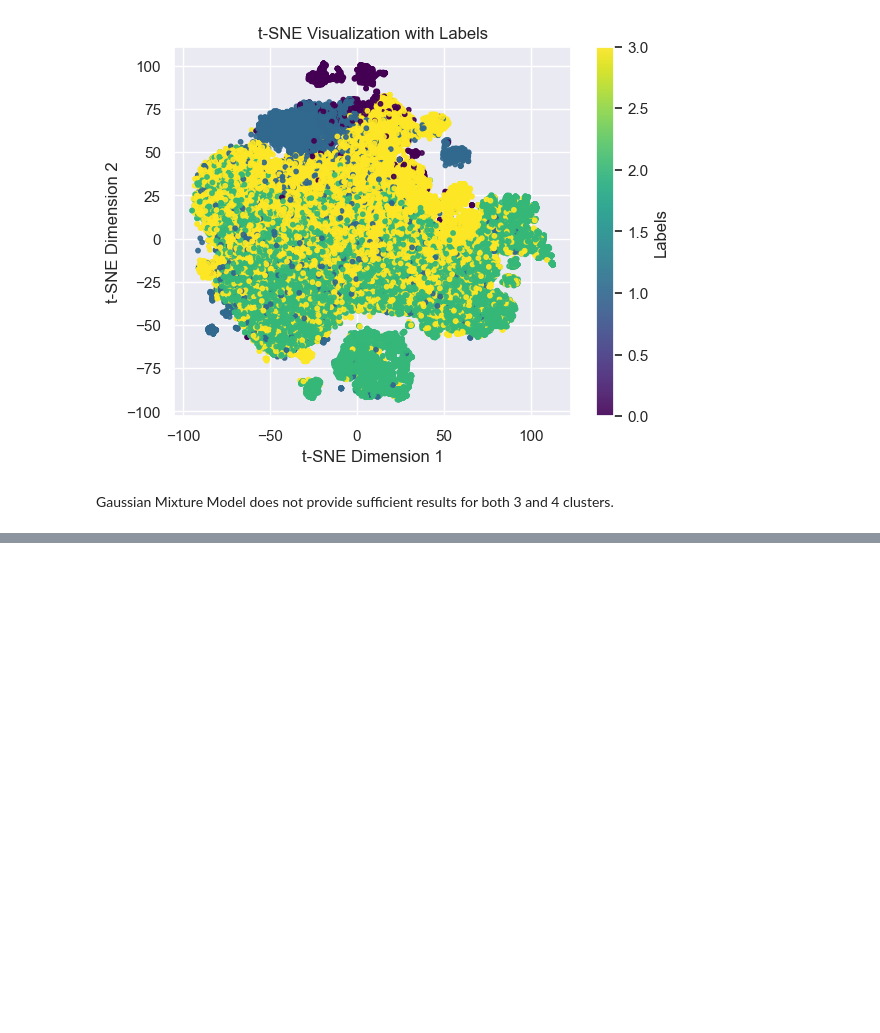
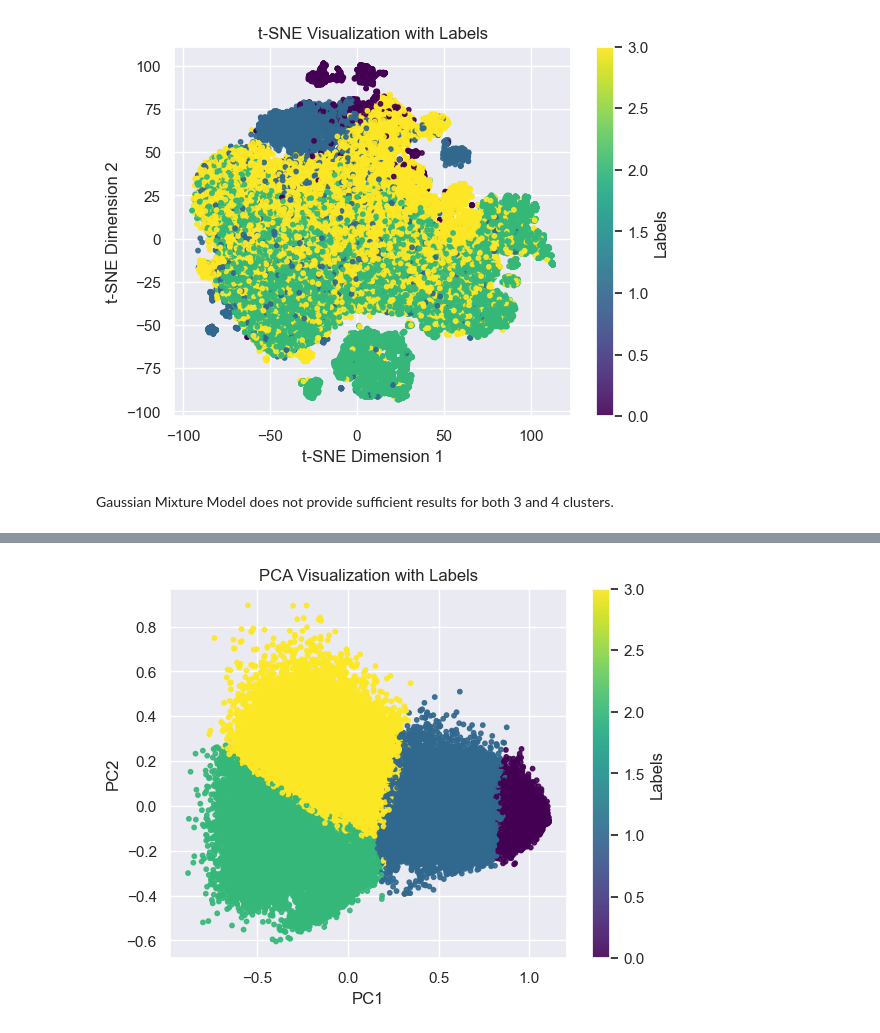
Before and after one commit to tomaszzywicki/Soccer-matches-data-analysis, a Jupyter notebook: code/KM3/models.ipynb, the cells around one changed output, grey strips where cells are left out. Saved outputs shown, nothing was run; the diff lists cells and outputs as text; code cells hidden in the pictures; blank space fills up the shorter version.

```diff
--- a/code/KM3/models.ipynb
+++ b/code/KM3/models.ipynb
@@ -267,0 +334,4 @@ Gaussian Mixture Model does not provide sufficient results for both 3 and 4 clus
+# %%
+visualize_pca_dataset_labels(df, best_miniBatch_4.labels_)
+# %% [output]
+[figure, added]
```
Also changed, not shown: parts of 14 cells of this notebook.
